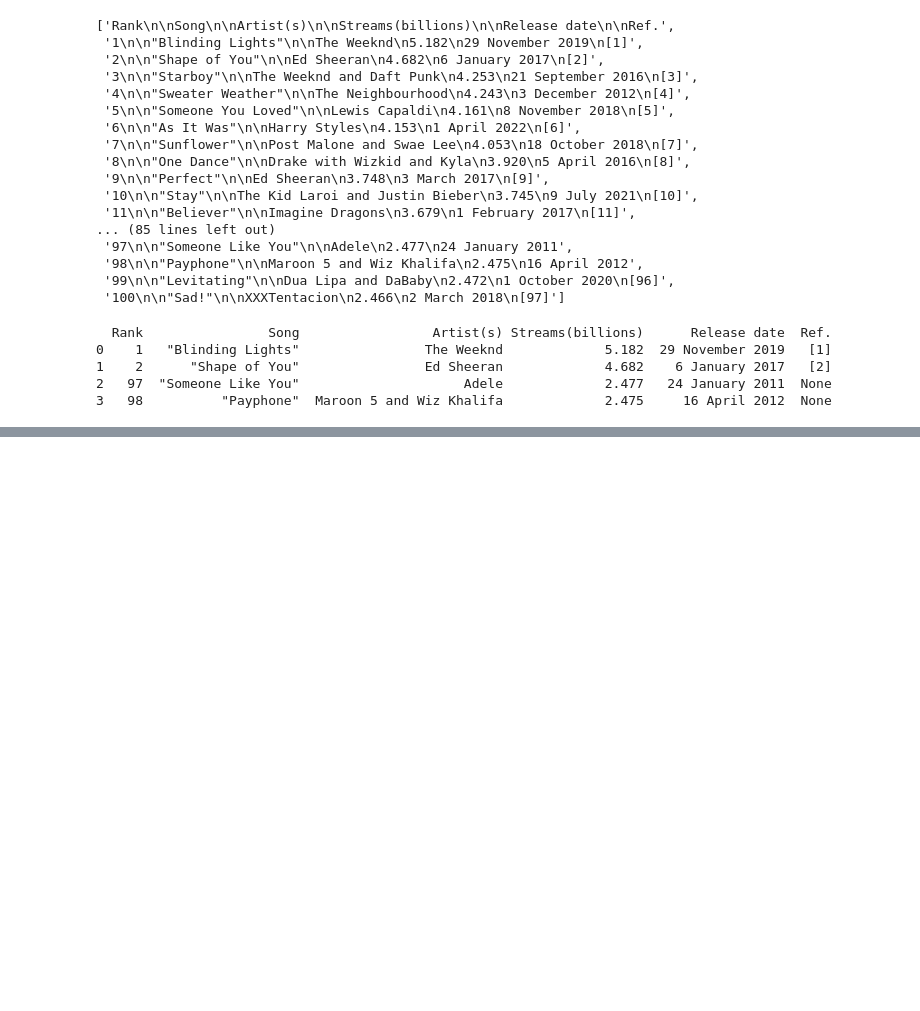
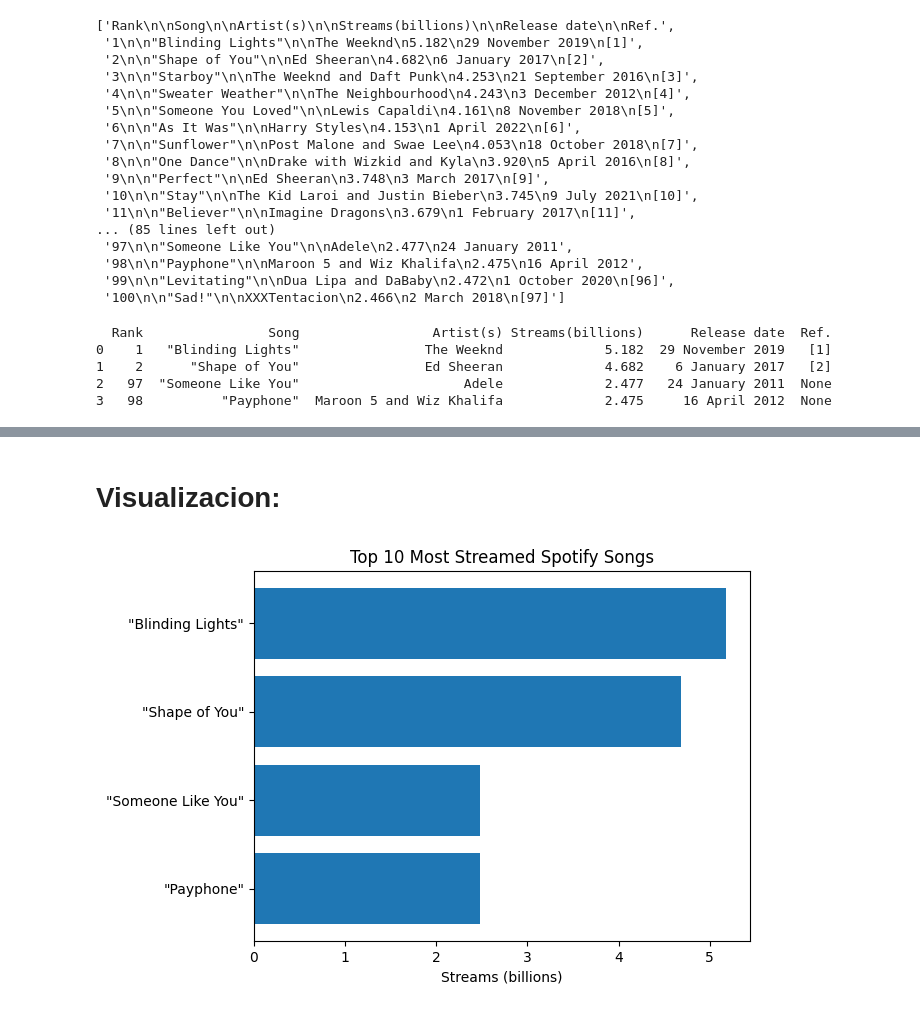
Before and after one commit to SAG-Angeles/web-scraping-project-tutorial, a Jupyter notebook: src/spotify_scraping.ipynb, the cells around one changed output, grey strips where cells are left out. Cells and saved outputs as stored; diff of their text form; code cells hidden in the pictures; blank space fills up the shorter version.

```diff
--- a/src/spotify_scraping.ipynb
+++ b/src/spotify_scraping.ipynb
@@ -138,7 +138,7 @@ print(df.head())
 2   97  "Someone Like You"                     Adele             2.477   24 January 2011  None
 3   98          "Payphone"  Maroon 5 and Wiz Khalifa             2.475     16 April 2012  None
 # %%
-df = df.drop(columns=["Rank", "Ref."])
+df = df.drop(columns=["Ref."])
 
 print(df.head())
 # %% [output]
@@ -149,0 +171,20 @@ print(df.head())
+# %% [markdown]
+# Visualizacion:
+# %%
+import matplotlib.pyplot as plt
+import pandas as pd
+
+# Asegúrate de convertir la columna a numérica
+df["Streams(billions)"] = pd.to_numeric(df["Streams(billions)"], errors="coerce")
+
+# Ahora sí puedes sacar el top 10
+top10 = df.nlargest(10, "Streams(billions)")
+
+# Gráfico horizontal
+plt.barh(top10["Song"], top10["Streams(billions)"])
+plt.xlabel("Streams (billions)")
+plt.title("Top 10 Most Streamed Spotify Songs")
+plt.gca().invert_yaxis()  # opcional: para que el #1 quede arriba
+plt.show()
+# %% [output]
+[figure, added]
```
Also changed, not shown: parts of 7 cells of this notebook, 4 other files.
